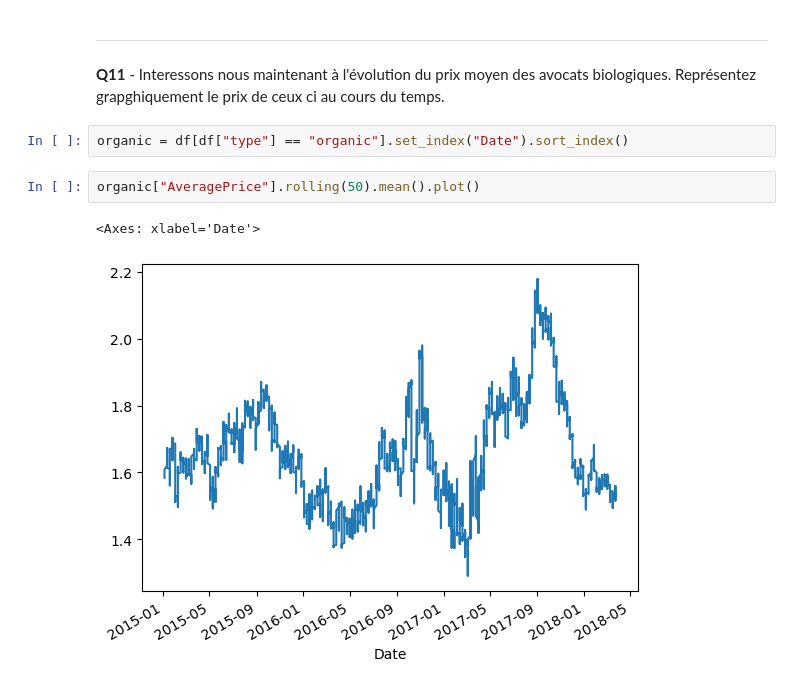
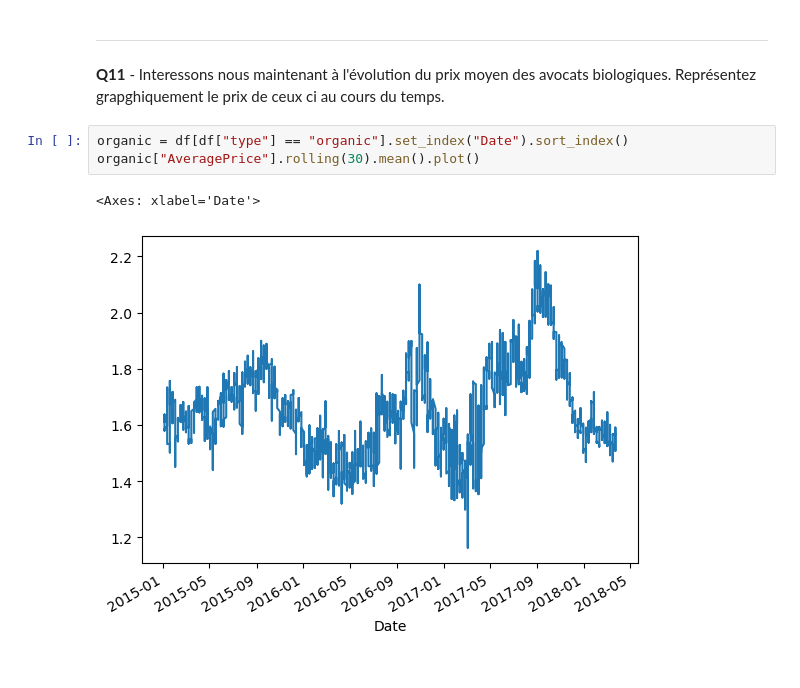
Before and after one commit to nick-voisin/formation, a Jupyter notebook: notebooks/1_Introduction_modelisation/1_Introduction_Python.ipynb, the cells around one changed output. Drawn from its saved outputs; the diff is of its cells as text.

```diff
--- a/notebooks/1_Introduction_modelisation/1_Introduction_Python.ipynb
+++ b/notebooks/1_Introduction_modelisation/1_Introduction_Python.ipynb
@@ -402,8 +393,7 @@ sns.barplot(data_albany_ex_2018)
 **Q11** - Interessons nous maintenant à l'évolution du prix moyen des avocats biologiques. Représentez grapghiquement le prix de ceux ci au cours du temps.
 # %%
 organic = df[df["type"] == "organic"].set_index("Date").sort_index()
+organic["AveragePrice"].rolling(30).mean().plot()
+# %% [output]
+<Axes: xlabel='Date'>
+[figure, added]
-# %%
-organic["AveragePrice"].rolling(50).mean().plot()
-# %% [output]
-<Axes: xlabel='Date'>
-[figure, removed]
```
Also changed, not shown: parts of 1 cell of this notebook.
